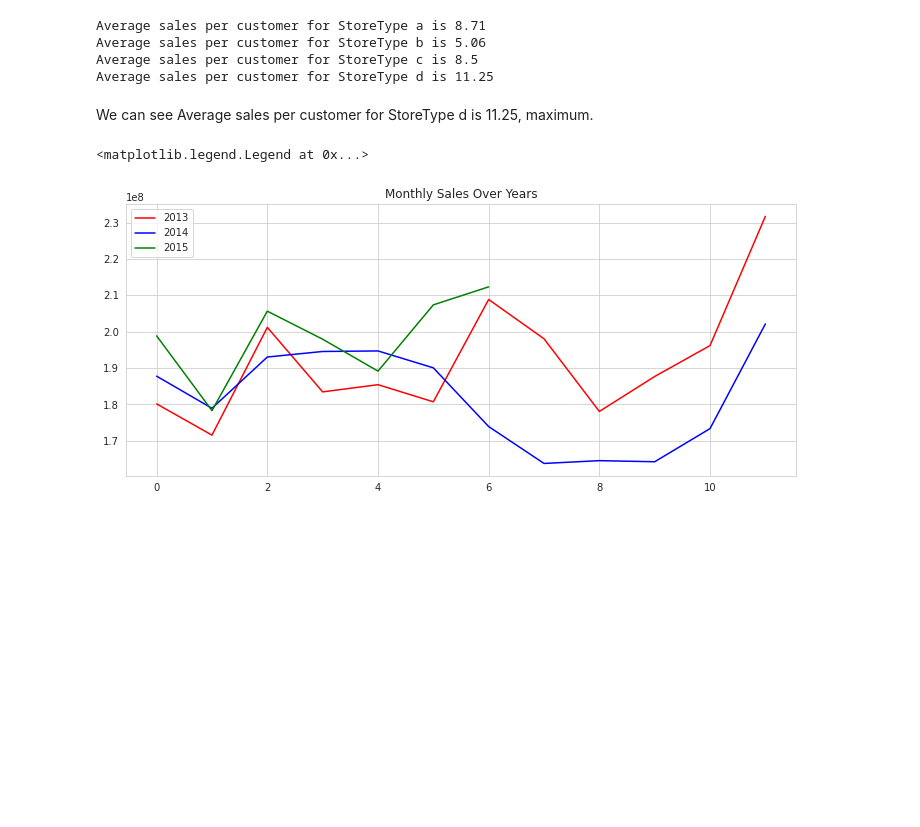
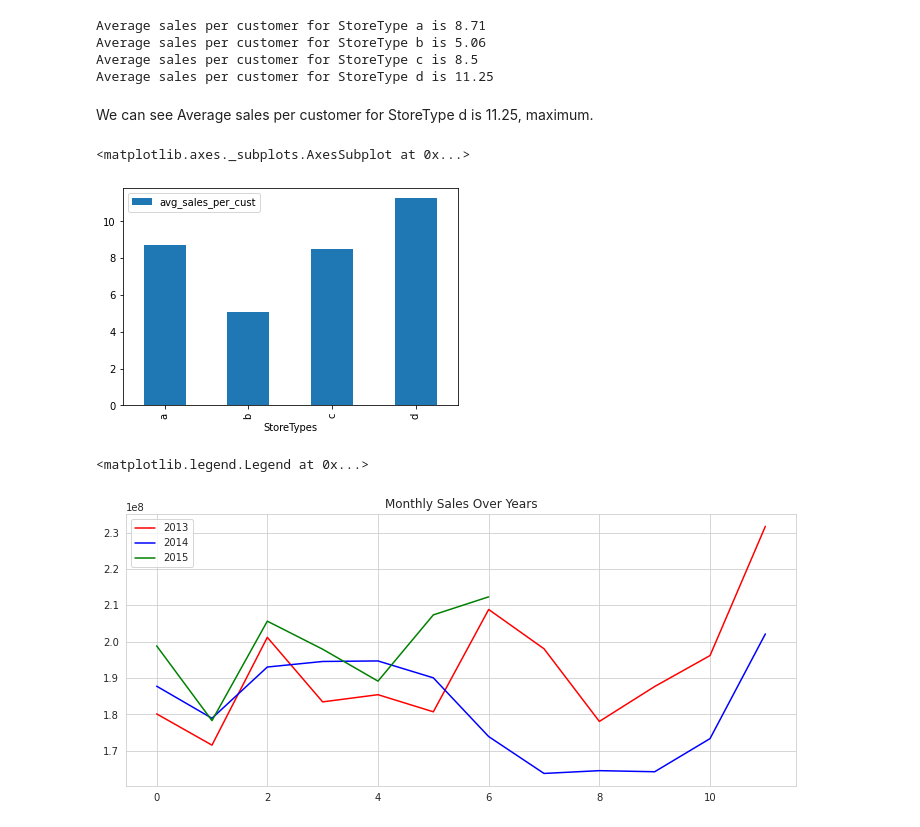
Before and after one commit to santoshmahanti/Rossmann-Sales-Prediction, a Jupyter notebook: Rossmann_Sales_Prediction_Capstone_Project.ipynb, the cells around one changed output. Cells and saved outputs as stored; diff of their text form; code cells hidden in the pictures; blank space fills up the shorter version.

```diff
--- a/Rossmann_Sales_Prediction_Capstone_Project.ipynb
+++ b/Rossmann_Sales_Prediction_Capstone_Project.ipynb
@@ -610,6 +616,12 @@ Average sales per customer for StoreType c is 8.5
 Average sales per customer for StoreType d is 11.25
 # %% [markdown]
 We can see Average sales per customer for StoreType d is 11.25, maximum.
+# %%
+# barplot showing average sales percustomer for all 4 storetypes
+pd.DataFrame({'StoreTypes':['a','b','c','d'],'avg_sales_per_cust':[8.71,5.06,8.5,11.25]}).set_index('StoreTypes').plot(kind='bar')
+# %% [output]
+<matplotlib.axes._subplots.AxesSubplot at 0x...>
+[figure, added]
 # %%
 # creating df for month wise sales over the years
 sales_2013 = data_df[data_df['Year']==2013].groupby('Month')['Sales'].sum().reset_index()
```
Also changed, not shown: parts of 40 cells of this notebook.
